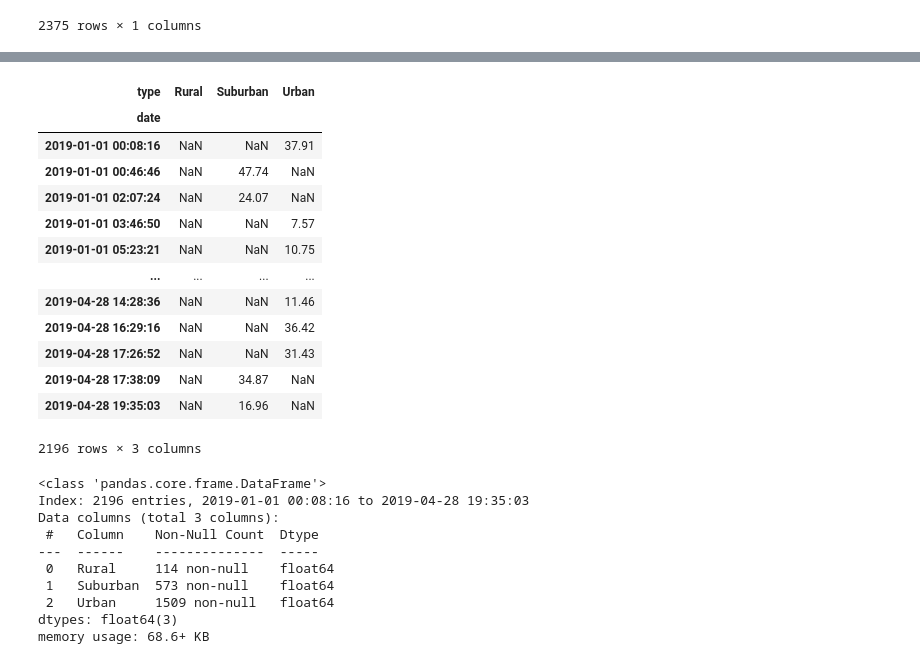
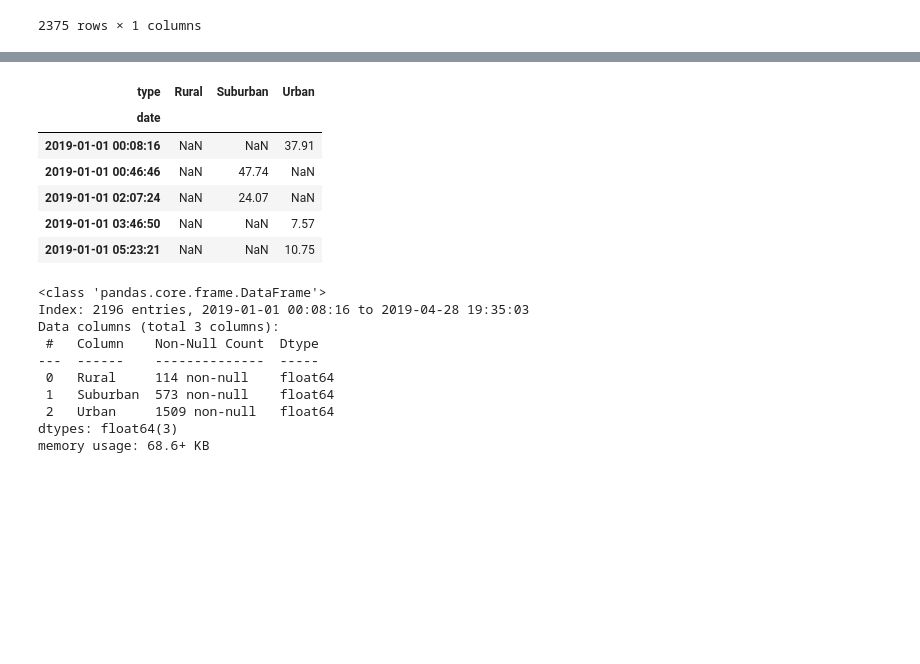
Before and after one commit to nedflowers/PyBer_Analysis, a Jupyter notebook: PyBer_Challenge_starter_code.ipynb, the cells around one changed output, grey strips where cells are left out. Saved outputs shown, nothing was run; the diff lists cells and outputs as text; code cells hidden in the pictures; blank space fills up the shorter version.

```diff
--- a/PyBer_Challenge_starter_code.ipynb
+++ b/PyBer_Challenge_starter_code.ipynb
@@ -196,22 +182,15 @@ fares_by_date_pivot
 # %%
 # 5. Create a new DataFrame from the pivot table DataFrame using loc on the given dates, '2019-01-01':'2019-04-29'.
 jan_april_fares_df = fares_by_date_pivot.loc['2019-01-01':'2019-04-29']
-jan_april_fares_df
+jan_april_fares_df.head()
 # %% [output]
 | type | Rural | Suburban | Urban |
 | date |  |  |  |
 | 2019-01-01 00:08:16 | NaN | NaN | 37.91 |
 | 2019-01-01 00:46:46 | NaN | 47.74 | NaN |
 | 2019-01-01 02:07:24 | NaN | 24.07 | NaN |
 | 2019-01-01 03:46:50 | NaN | NaN | 7.57 |
 | 2019-01-01 05:23:21 | NaN | NaN | 10.75 |
-| ... | ... | ... | ... |
-| 2019-04-28 14:28:36 | NaN | NaN | 11.46 |
-| 2019-04-28 16:29:16 | NaN | NaN | 36.42 |
-| 2019-04-28 17:26:52 | NaN | NaN | 31.43 |
-| 2019-04-28 17:38:09 | NaN | 34.87 | NaN |
-| 2019-04-28 19:35:03 | NaN | 16.96 | NaN |
-2196 rows × 3 columns
 # %%
 jan_april_fares_df.info()
 # %% [output]
```
Also changed, not shown: parts of 3 cells of this notebook, 1 other file.
